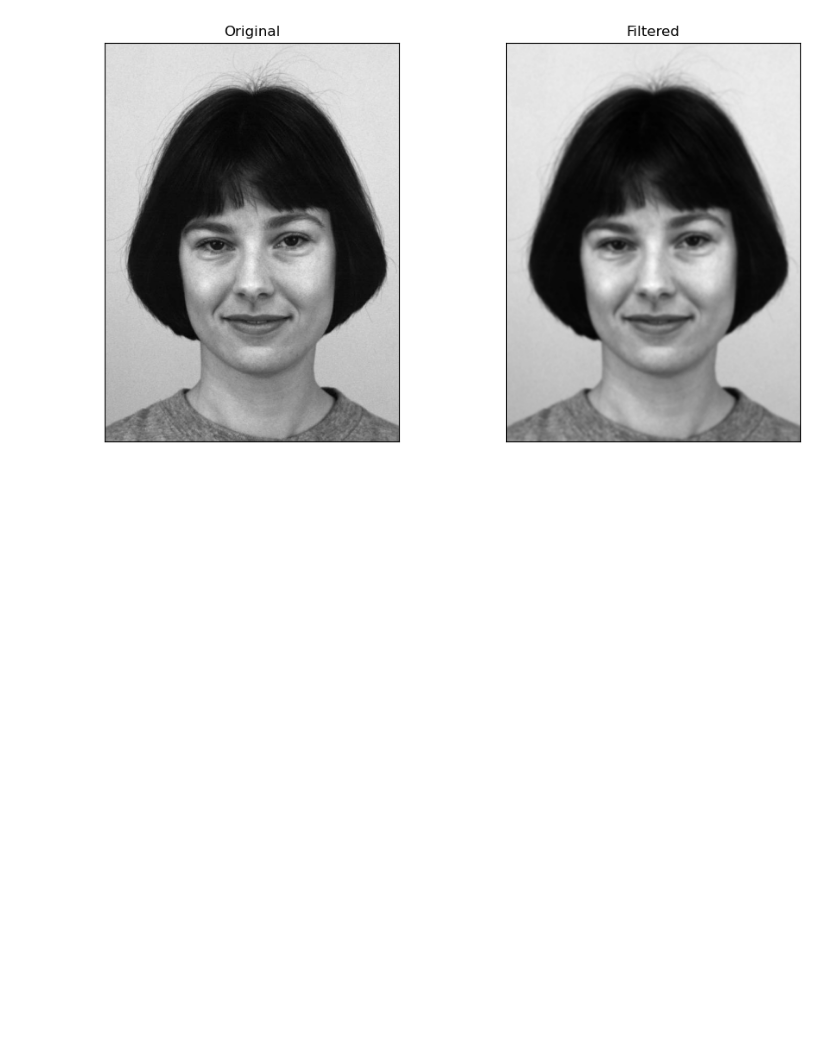
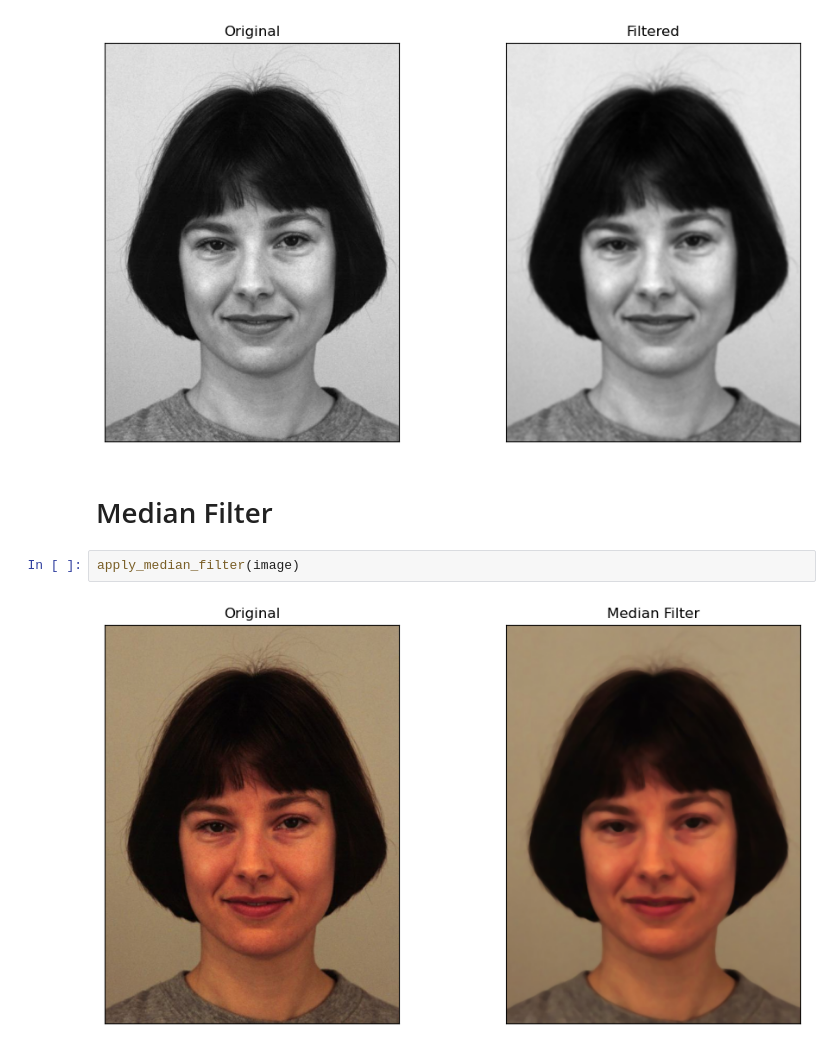
Before and after one commit to EshbanTheLearner/image-filtering, a Jupyter notebook: image-filtering.ipynb, the cells around one changed output. Saved outputs shown, nothing was run; the diff lists cells and outputs as text; blank space fills up the shorter version.

Commit message:
Applied Median Filtering

```diff
--- a/image-filtering.ipynb
+++ b/image-filtering.ipynb
@@ -25,3 +27,9 @@ apply_gaussian_filter(image)
 apply_gaussian_filter_grayscale(image)
 # %% [output]
 [figure]
+# %% [markdown]
+# Median Filter
+# %%
+apply_median_filter(image)
+# %% [output]
+[figure, added]
```
Also changed, not shown: parts of 2 cells of this notebook.
